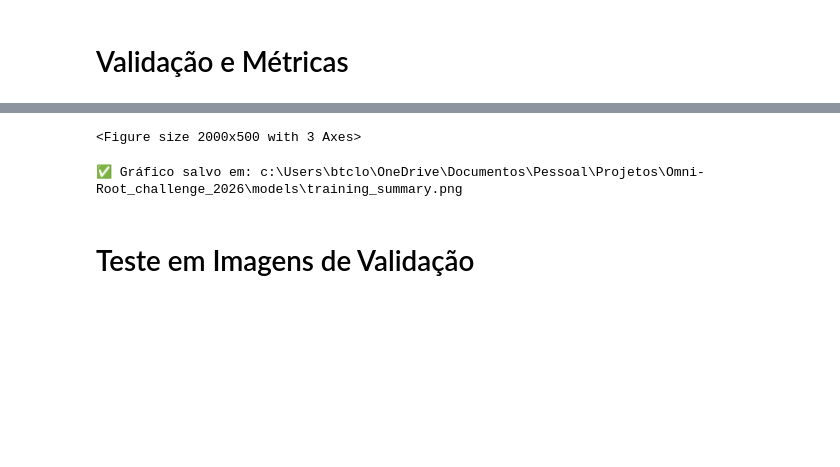
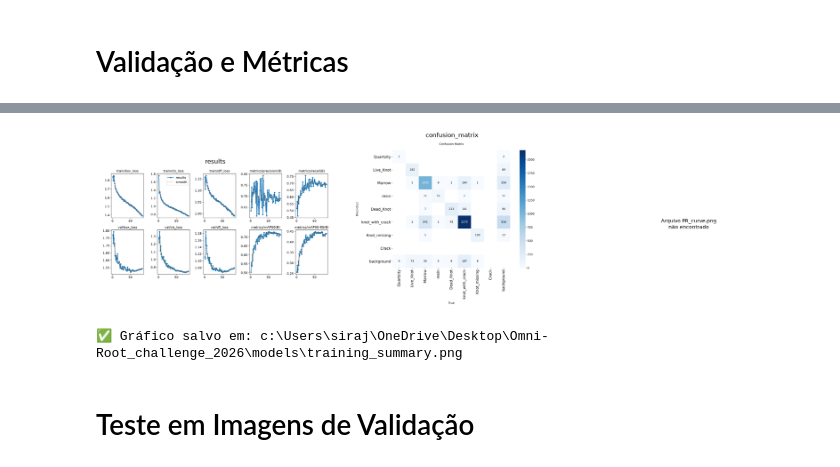
Before and after one commit to Omni-Root/Omni-Root_challenge_2026, a Jupyter notebook: OmniRoot_Challenge_Vscode_Desktop.ipynb, the cells around one changed output, grey strips where cells are left out. Saved outputs shown, nothing was run; the diff lists cells and outputs as text; code cells hidden in the pictures; blank space fills up the shorter version.

```diff
--- a/OmniRoot_Challenge_Vscode_Desktop.ipynb
+++ b/OmniRoot_Challenge_Vscode_Desktop.ipynb
@@ -26,7 +57,7 @@ print(f"Python:             {sys.version}")
 
 # ─── CAMINHOS BASE (ajuste conforme sua máquina) ──────────────
 PROJECT_ROOT = Path(__file__).parent if "__file__" in dir() else Path.cwd()
-DATA_RAW     = PROJECT_ROOT / "data" / "wood_raw"
+DATA_RAW     = PROJECT_ROOT / "dataset"
 WORK         = PROJECT_ROOT / "dataset" / "wood_yolo"
 RUNS_DIR     = PROJECT_ROOT / "runs"
 MODELS_DIR   = PROJECT_ROOT / "models"
@@ -35,14 +66,15 @@ for d in [DATA_RAW, WORK, RUNS_DIR, MODELS_DIR]:
     d.mkdir(parents=True, exist_ok=True)
 
 # ─── CONFIGURAÇÃO GERAL ───────────────────────────────────────
+# ─── CONFIGURAÇÃO GERAL ───────────────────────────────────────
 CFG = dict(
     imgsz       = 640,
-    epochs      = 100,
-    batch       = 16,           # Reduza para 4 se der OOM na GPU
-    workers     = 4,           # Windows: use 0 se der erro de DataLoader
+    epochs      = 150,          # Aumentado para dar mais tempo de convergência
+    batch       = -1,           # O valor -1 ativa o AutoBatch (Usa 100% da memória da GPU)
+    workers     = 8,            # Aumentado para forçar o uso de múltiplos núcleos da CPU
     val_size    = 0.2,
     seed        = 42,
-    model       = "yolov8s.pt",
+    model       = "yolov8m.pt", # Trocado para o modelo Medium (melhor precisão)
     min_box_px  = 4,
     conf        = 0.30,
     iou         = 0.55,
@@ -298,9 +364,10 @@ print(f"   Val    : {len(list(VAL_IMG.glob('*')))} imagens")
 # ============================================================
 
 data_yaml_content = {
-    "path": str(WORK.resolve()),  # caminho absoluto (importante no Windows)
+    "path": str(WORK.resolve()),  # caminho absoluto
     "train": "images/train",
     "val":   "images/val",
+    "test":  "images/test",       # <-- NOVA PASTA DE TESTE ADICIONADA
     "nc": 8,
     "names": [
         "Quartzity",       # 0
@@ -314,7 +381,6 @@ data_yaml_content = {
     ],
 }
 
-
 YAML_PATH = WORK / "data.yaml"
 with open(YAML_PATH, "w", encoding="utf-8") as f:
     yaml.dump(data_yaml_content, f, default_flow_style=False, allow_unicode=True)
@@ -415,22 +487,29 @@ Overriding model.yaml nc=80 with nc=1
 # Validação e Métricas
 # %%
 # ============================================================
-# CÉLULA 7 — Validação e visualização de métricas
+# CÉLULA 7 — Validação e visualização de métricas (Corrigida)
 # ============================================================
+from pathlib import Path
 import matplotlib.pyplot as plt
 import matplotlib.image as mpimg
+from ultralytics import YOLO
 
+# Carrega o melhor modelo gerado
 model_eval = YOLO(str(BEST_MODEL_PATH))
 
+# Garante um batch positivo para a validação (AutoBatch -1 não é aceito no val)
+val_batch = CFG["batch"] if isinstance(CFG["batch"], int) and CFG["batch"] > 0 else 16
+
+# Executa a validação do modelo
 val_results = model_eval.val(
-    data    = str(YAML_PATH),
-    imgsz   = CFG["imgsz"],
-    batch   = CFG["batch"],
-    conf    = CFG["conf"],
-    iou     = CFG["iou"],
-    device  = device,
-    plots   = True,
-    verbose = True,
+    data=str(YAML_PATH),
+    imgsz=CFG["imgsz"],
+    batch=val_batch,
+    conf=CFG["conf"],
+    iou=CFG["iou"],
+    device=device,
+    plots=True,
+    verbose=True,
 )
 
 print("\n📈 Métricas de Validação:")
@@ -439,17 +518,32 @@ print(f"  mAP@50-95 : {val_results.box.map:.4f}")
 print(f"  Precision : {val_results.box.mp:.4f}")
 print(f"  Recall    : {val_results.box.mr:.4f}")
 
+# Define o diretório base para busca das imagens geradas
+if "train_results" in locals() and hasattr(train_results, "save_dir"):
+    run_dir = Path(train_results.save_dir)
+else:
+    run_dir = Path(val_results.save_dir)
+
 # Exibe gráficos inline no VSCode
-run_dir = Path(train_results.save_dir)
 fig, axes = plt.subplots(1, 3, figsize=(20, 5))
-for ax, fname in zip(axes, ["results.png", "confusion_matrix.png", "PR_curve.png"]):
+plot_files = ["results.png", "confusion_matrix.png", "PR_curve.png"]
+
+for ax, fname in zip(axes, plot_files):
     fpath = run_dir / fname
+    if not fpath.exists():
+        fpath = Path(val_results.save_dir) / fname
+
     if fpath.exists():
         ax.imshow(mpimg.imread(str(fpath)))
         ax.set_title(fname.replace(".png", ""))
+    else:
+        ax.text(0.5, 0.5, f"Arquivo {fname}\nnão encontrado", ha="center", va="center")
     ax.axis("off")
+
 plt.tight_layout()
-plt.savefig(str(MODELS_DIR / "training_summary.png"), dpi=150)
+summary_path = MODELS_DIR / "training_summary.png"
+plt.savefig(str(summary_path), dpi=150)
 plt.show()
-print("✅ Gráfico salvo em:", MODELS_DIR / "training_summary.png")
+
+print("✅ Gráfico salvo em:", summary_path)
 # %% [output]
@@ -470,5 +567,5 @@ Results saved to C:\Users\btclo\OneDrive\Documentos\Pessoal\Projetos\Omni-Root_c
+[figure, added]
-<Figure size 2000x500 with 3 Axes>
+✅ Gráfico salvo em: c:\Users\siraj\OneDrive\Desktop\Omni-Root_challenge_2026\models\training_summary.png
-✅ Gráfico salvo em: c:\Users\btclo\OneDrive\Documentos\Pessoal\Projetos\Omni-Root_challenge_2026\models\training_summary.png
 # %% [markdown]
 # Teste em Imagens de Validação
 # %%
```
Also changed, not shown: parts of 17 cells of this notebook, 3 other files.
